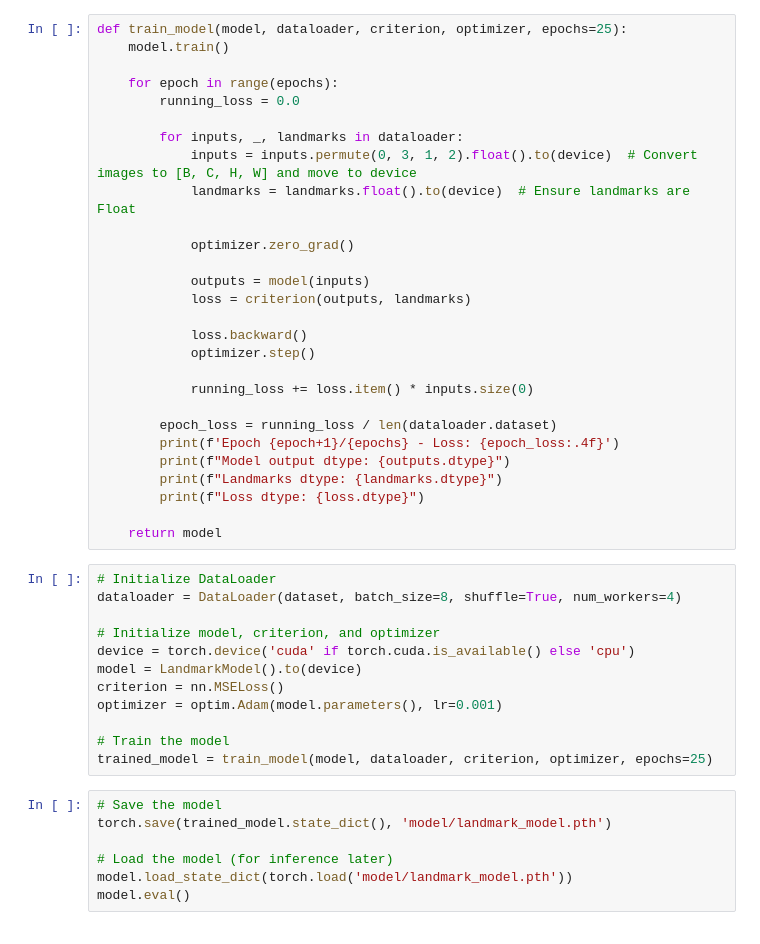
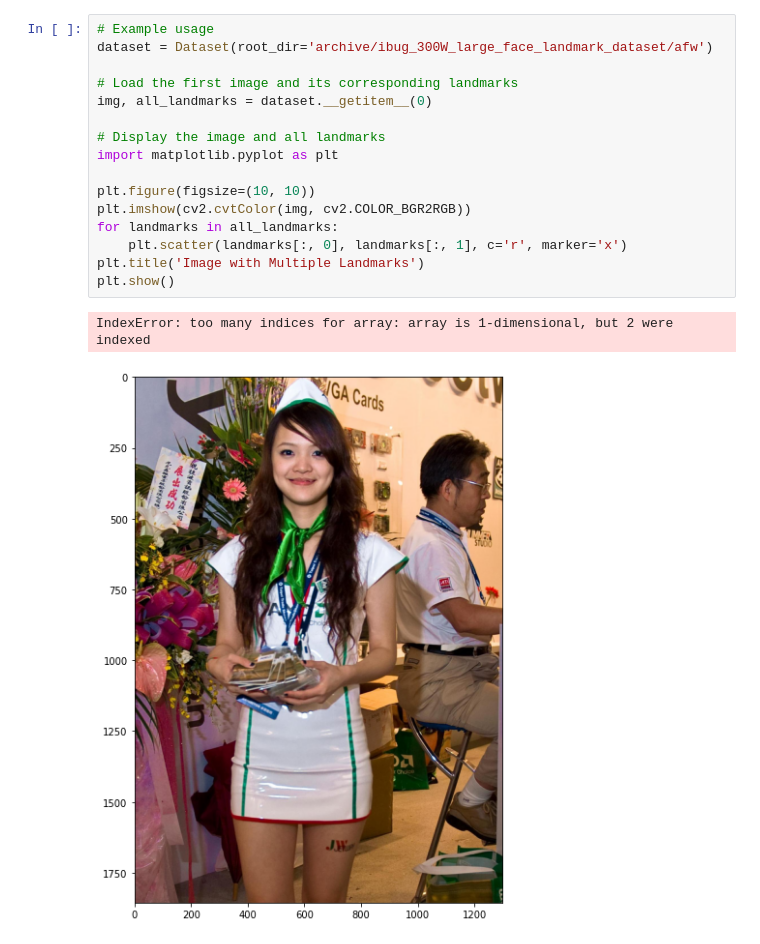
Before and after one commit to LucaLemos/UFRPE_VisaoComputacional, a Jupyter notebook: model.ipynb, the cells around one changed output. Cells and saved outputs as stored; diff of their text form.

```diff
--- a/model.ipynb
+++ b/model.ipynb
@@ -117,47 +11,19 @@ class LandmarkModel(nn.Module):
-# %%
-def train_model(model, dataloader, criterion, optimizer, epochs=25):
-    model.train()
-
-    for epoch in range(epochs):
-        running_loss = 0.0
-
-        for inputs, _, landmarks in dataloader:
-            inputs = inputs.permute(0, 3, 1, 2).float().to(device)  # Convert images to [B, C, H, W] and move to device
-            landmarks = landmarks.float().to(device)  # Ensure landmarks are Float
-
-            optimizer.zero_grad()
-
-            outputs = model(inputs)
-            loss = criterion(outputs, landmarks)
-
-            loss.backward()
-            optimizer.step()
-
-            running_loss += loss.item() * inputs.size(0)
-
-        epoch_loss = running_loss / len(dataloader.dataset)
-        print(f'Epoch {epoch+1}/{epochs} - Loss: {epoch_loss:.4f}')
-        print(f"Model output dtype: {outputs.dtype}")
-        print(f"Landmarks dtype: {landmarks.dtype}")
-        print(f"Loss dtype: {loss.dtype}")
-
-    return model
-# %%
-# Initialize DataLoader
-dataloader = DataLoader(dataset, batch_size=8, shuffle=True, num_workers=4)
-
-# Initialize model, criterion, and optimizer
-device = torch.device('cuda' if torch.cuda.is_available() else 'cpu')
-model = LandmarkModel().to(device)
-criterion = nn.MSELoss()
-optimizer = optim.Adam(model.parameters(), lr=0.001)
-
-# Train the model
-trained_model = train_model(model, dataloader, criterion, optimizer, epochs=25)
-# %%
-# Save the model
-torch.save(trained_model.state_dict(), 'model/landmark_model.pth')
-
-# Load the model (for inference later)
-model.load_state_dict(torch.load('model/landmark_model.pth'))
-model.eval()
+# %%
+# Example usage
+dataset = Dataset(root_dir='archive/ibug_300W_large_face_landmark_dataset/afw')
+
+# Load the first image and its corresponding landmarks
+img, all_landmarks = dataset.__getitem__(0)
+
+# Display the image and all landmarks
+import matplotlib.pyplot as plt
+
+plt.figure(figsize=(10, 10))
+plt.imshow(cv2.cvtColor(img, cv2.COLOR_BGR2RGB))
+for landmarks in all_landmarks:
+    plt.scatter(landmarks[:, 0], landmarks[:, 1], c='r', marker='x')
+plt.title('Image with Multiple Landmarks')
+plt.show()
+# %% [output]
+IndexError: too many indices for array: array is 1-dimensional, but 2 were indexed
+[figure, added]
```
Also changed, not shown: parts of 12 cells of this notebook, 3 other files.
